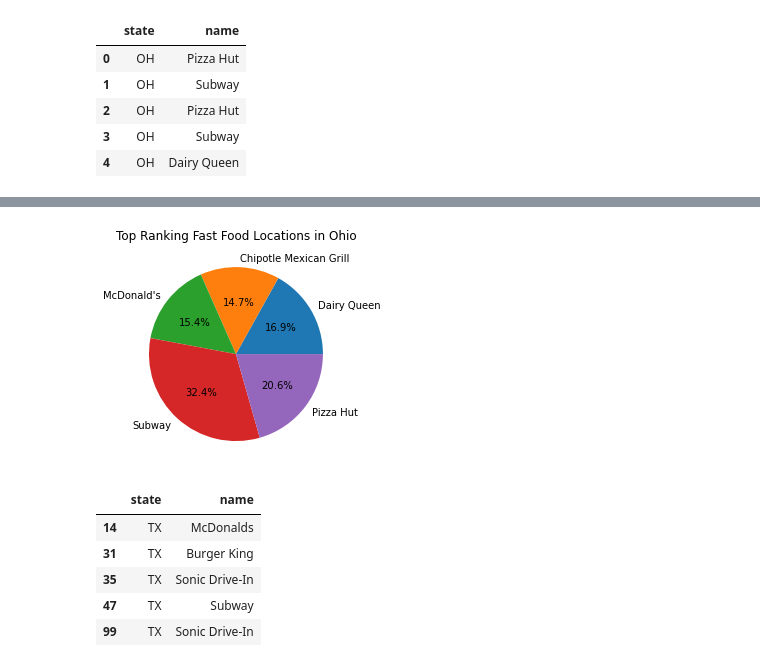
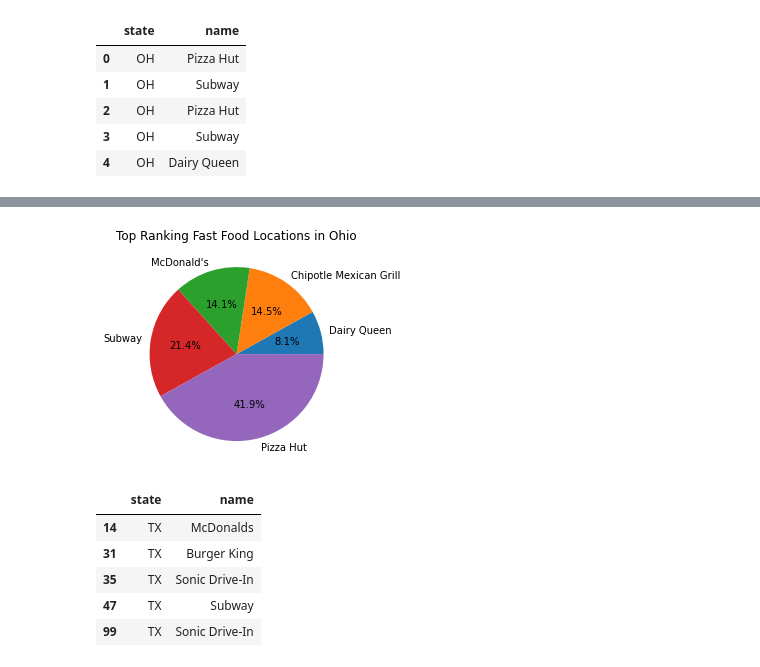
Before and after one commit to tiffanyycheng99/TeamTasty_PythonAnalysis, a Jupyter notebook: Data cleaning with heat map and pie charts- Brandie.ipynb, the cells around one changed output, grey strips where cells are left out. Drawn from its saved outputs; the diff is of its cells as text; code cells hidden in the pictures.

```diff
--- a/Data cleaning with heat map and pie charts- Brandie.ipynb
+++ b/Data cleaning with heat map and pie charts- Brandie.ipynb
@@ -584,3 +606,6 @@ OH_name_df.head()
 | 2 | OH | Pizza Hut |
 | 3 | OH | Subway |
 | 4 | OH | Dairy Queen |
+# %%
+OH_pie = OH_name_df.groupby(["name"])["name"].count()
+OH_pie
@@ -587,10 +620,10 @@ OH_name_df.head()
 # %%
 label_names = ["Dairy Queen", "Chipotle Mexican Grill", "McDonald's", "Subway", "Pizza Hut"]
-plt.pie(CA_pie, labels=label_names, autopct="%1.1f%%")
+plt.pie(OH_pie, labels=label_names, autopct="%1.1f%%")
 plt.title("Top Ranking Fast Food Locations in Ohio")
 plt.show()
 # %% [output]
-[figure, old version]
+[figure, new version]
 # %%
 TX_df = fastfood_data.loc[fastfood_data["state"]=="TX", ["state", "name"]]
 TX_df.head()
```
Also changed, not shown: parts of 15 cells of this notebook.
